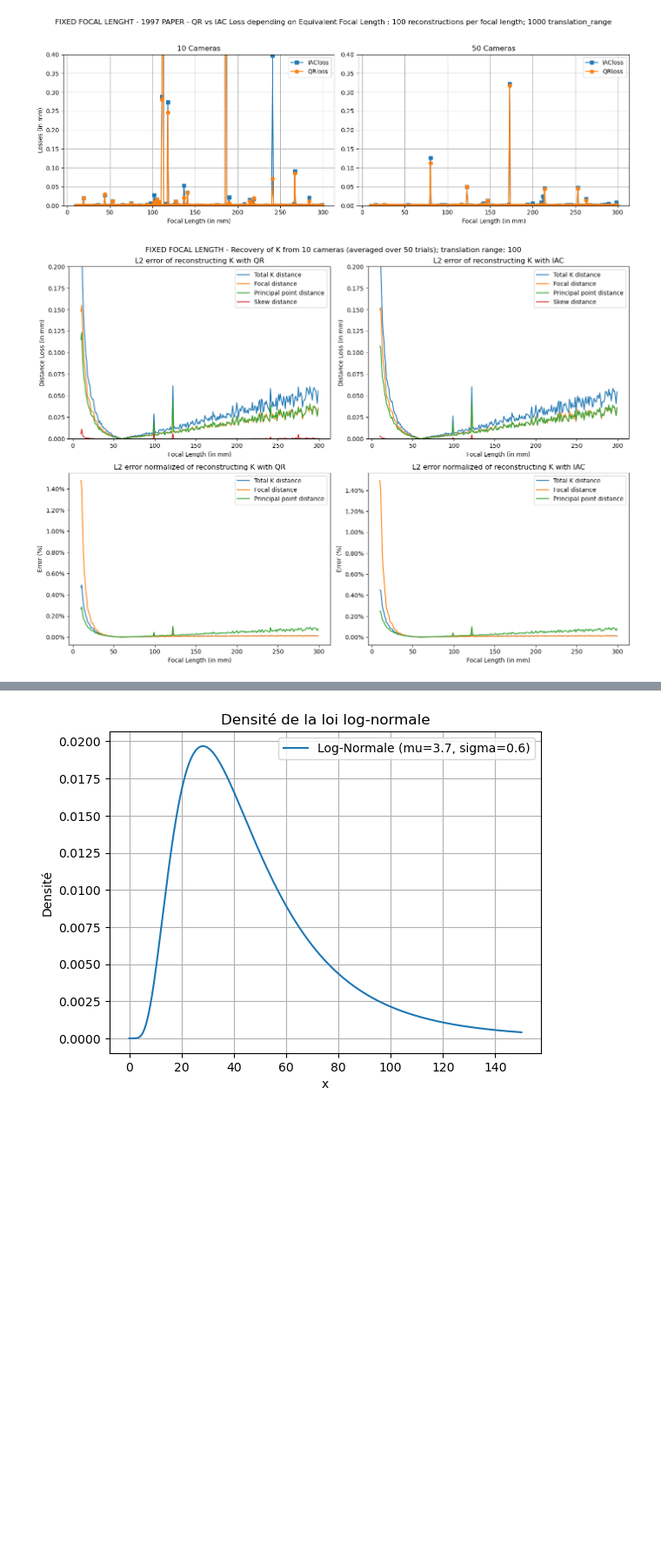
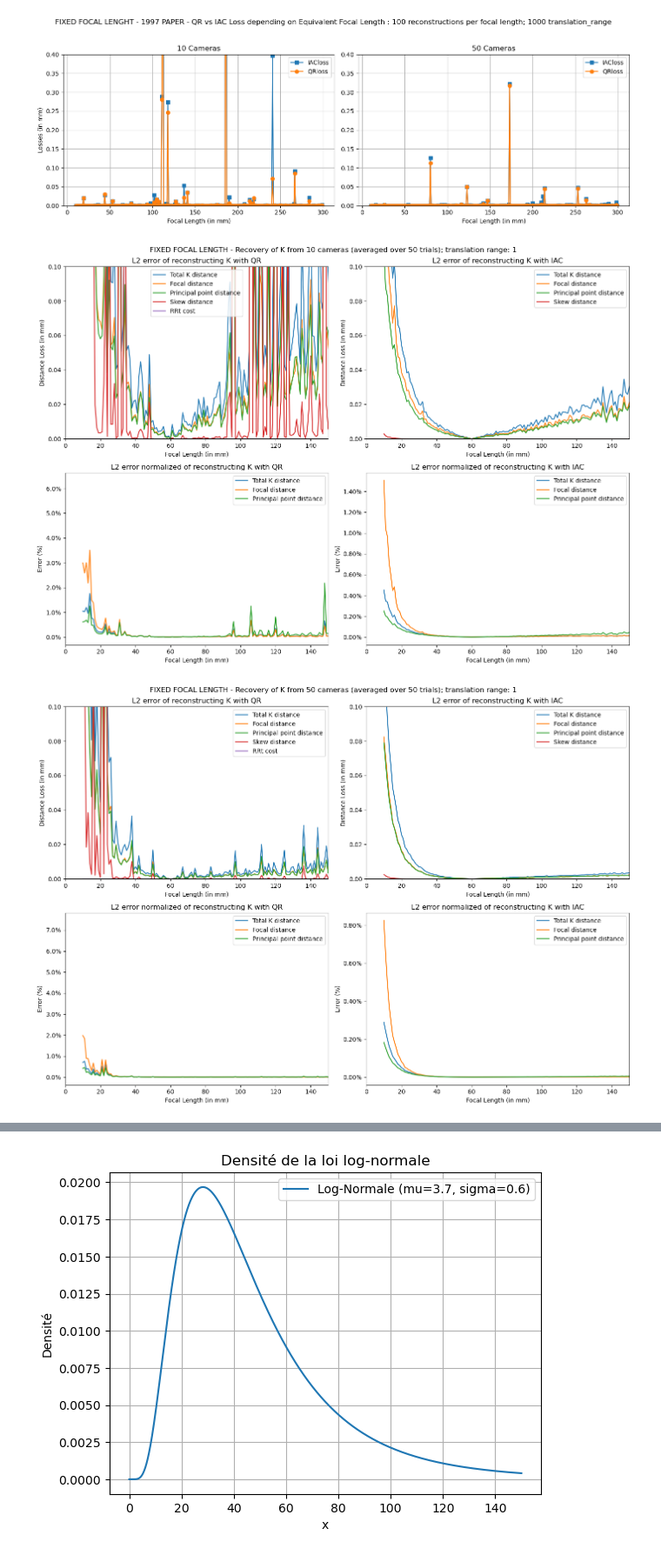
Before and after one commit to NickGtr/Autocalibration_IsolatedTesting, a Jupyter notebook: python/print_graphs.ipynb, the cells around one changed output, grey strips where cells are left out. Shown at 87% size. Drawn from its saved outputs; the diff is of its cells as text; code cells hidden in the pictures; blank space fills up the shorter version.

Commit message:
Effect of translation_range

```diff
--- a/python/print_graphs.ipynb
+++ b/python/print_graphs.ipynb
@@ -41,7 +41,7 @@ A Comparison of QR vs IAC to recover K depending on translation and normalizing
 [figure]
 [figure]
 # %%
-def RecoverK_DetailedError(num_cams : int, num_reconstructions : int, translation_range : float, ylim = None):
+def RecoverK_DetailedError(num_cams : int, num_reconstructions : int, translation_range : float, ylim = None, xlim = None):
     path = f'RecoverK&R_detailed_{num_cams}Cams_{num_reconstructions}Reconstr_{translation_range}Transl.txt'
     full_path = os.path.join(base_path, path)
     df = pd.read_csv(full_path, sep=r'\s+')
@@ -57,13 +57,12 @@ def RecoverK_DetailedError(num_cams : int, num_reconstructions : int, translatio
     axes[0].plot(df['FocalLength'], df['QR_Focalcost'], label='Focal distance')
     axes[0].plot(df['FocalLength'], df['QR_PPcost'], label='Principal point distance')
     axes[0].plot(df['FocalLength'], df['QR_Skewcost'], label='Skew distance')
+    axes[0].plot(df['FocalLength'], df['QR_RRtcost'], label='RRt cost')
 
     axes[0].legend()
     axes[0].set_xlabel('Focal Length (in mm)')
     axes[0].set_ylabel('Distance Loss (in mm)')
     axes[0].set_title(f'L2 error of reconstructing K with QR')
-    if (ylim is not None):
-        axes[0].set_ylim(0, ylim)
 
     axes[1].plot(df['FocalLength'], df['IAC_Kcost'], label='Total K distance')
     axes[1].plot(df['FocalLength'], df['IAC_Focalcost'], label='Focal distance')
@@ -74,8 +73,6 @@ def RecoverK_DetailedError(num_cams : int, num_reconstructions : int, translatio
     axes[1].set_xlabel('Focal Length (in mm)')
     axes[1].set_ylabel('Distance Loss (in mm)')
     axes[1].set_title(f'L2 error of reconstructing K with IAC')
-    if (ylim is not None):
-        axes[1].set_ylim(0, ylim)
 
     axes[2].plot(df['FocalLength'], df['QR_Kcost'] / normalization_for_K, label='Total K distance')
     axes[2].plot(df['FocalLength'], df['QR_Focalcost'] / df['FocalLength'], label='Focal distance')
@@ -95,12 +92,25 @@ def RecoverK_DetailedError(num_cams : int, num_reconstructions : int, translatio
     axes[3].set_title(f'L2 error normalized of reconstructing K with IAC')
     axes[3].yaxis.set_major_formatter(PercentFormatter(xmax=1))
 
+    if (xlim is not None):
+        for ax in axes:
+            ax.set_xlim(0, xlim)
+
+
+    if (ylim is not None):
+        axes[0].set_ylim(0, ylim)
+        axes[1].set_ylim(0, ylim)
+
     plt.suptitle(f"FIXED FOCAL LENGTH - Recovery of K from {num_cams} cameras (averaged over {num_reconstructions} trials); translation range: {translation_range}")
     plt.tight_layout()
     plt.show()
 # %%
-RecoverK_DetailedError(10, 50, 100, ylim=0.2)
+xlim = 150
 
-# RecoverK_DetailedError(10, 50, 100, ylim=0.2)
+RecoverK_DetailedError(10, 50, 1, ylim=0.1, xlim=xlim)
+RecoverK_DetailedError(50, 50, 1, ylim=0.1, xlim=xlim)
+RecoverK_DetailedError(10, 50, 100, ylim=0.1, xlim=xlim)
+RecoverK_DetailedError(50, 50, 100, ylim=0.1, xlim=xlim)
 # %% [output]
-[figure, old version]
+[figure, new version]
+[figure, added]
```
Also changed, not shown: parts of 12 cells of this notebook, 14 other files.
